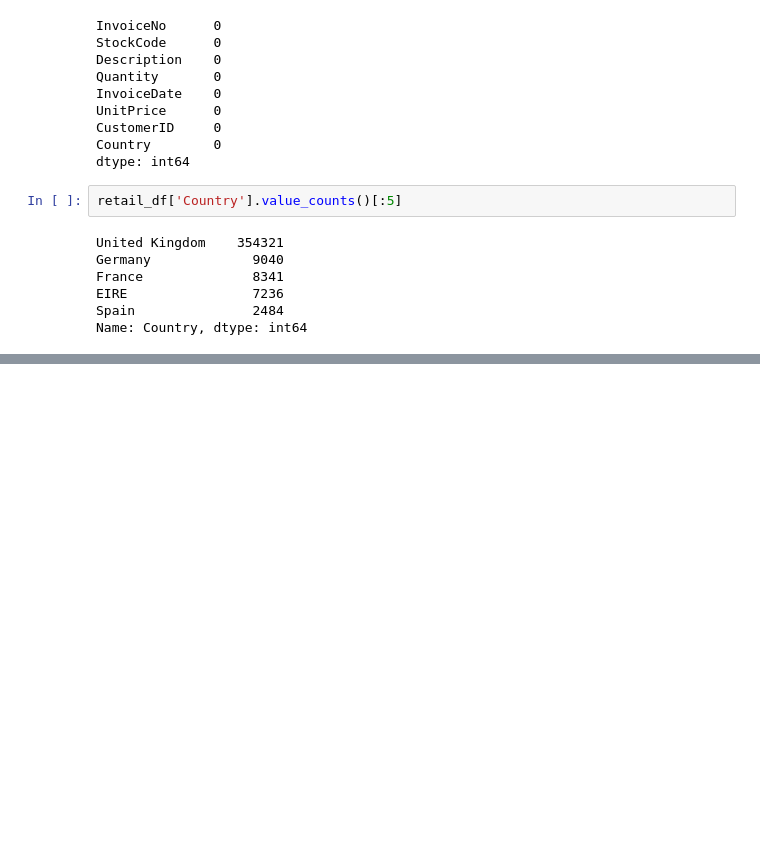
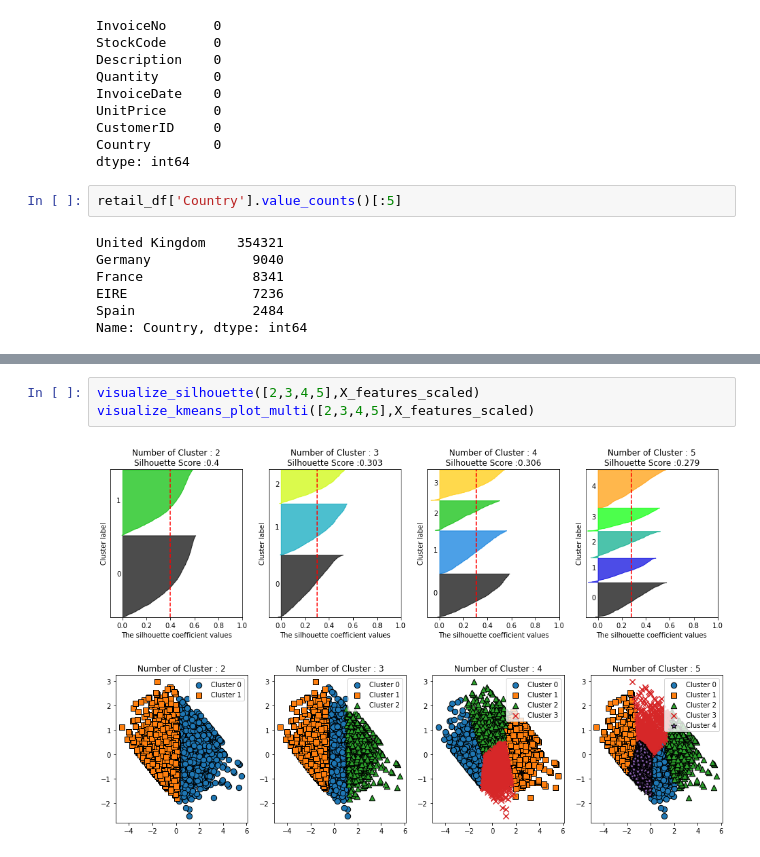
Before and after one commit to data-easyeon/book-ML_perfect_guide, a Jupyter notebook: CHAPTER 07.ipynb, the cells around one changed output, grey strips where cells are left out. Drawn from its saved outputs; the diff is of its cells as text; blank space fills up the shorter version.

```diff
--- a/CHAPTER 07.ipynb
+++ b/CHAPTER 07.ipynb
@@ -773,0 +1006,6 @@ print(retail_df.shape)
+# %%
+visualize_silhouette([2,3,4,5],X_features_scaled)
+visualize_kmeans_plot_multi([2,3,4,5],X_features_scaled)
+# %% [output]
+[figure, added]
+[figure, added]
```
Also changed, not shown: parts of 19 cells of this notebook.
